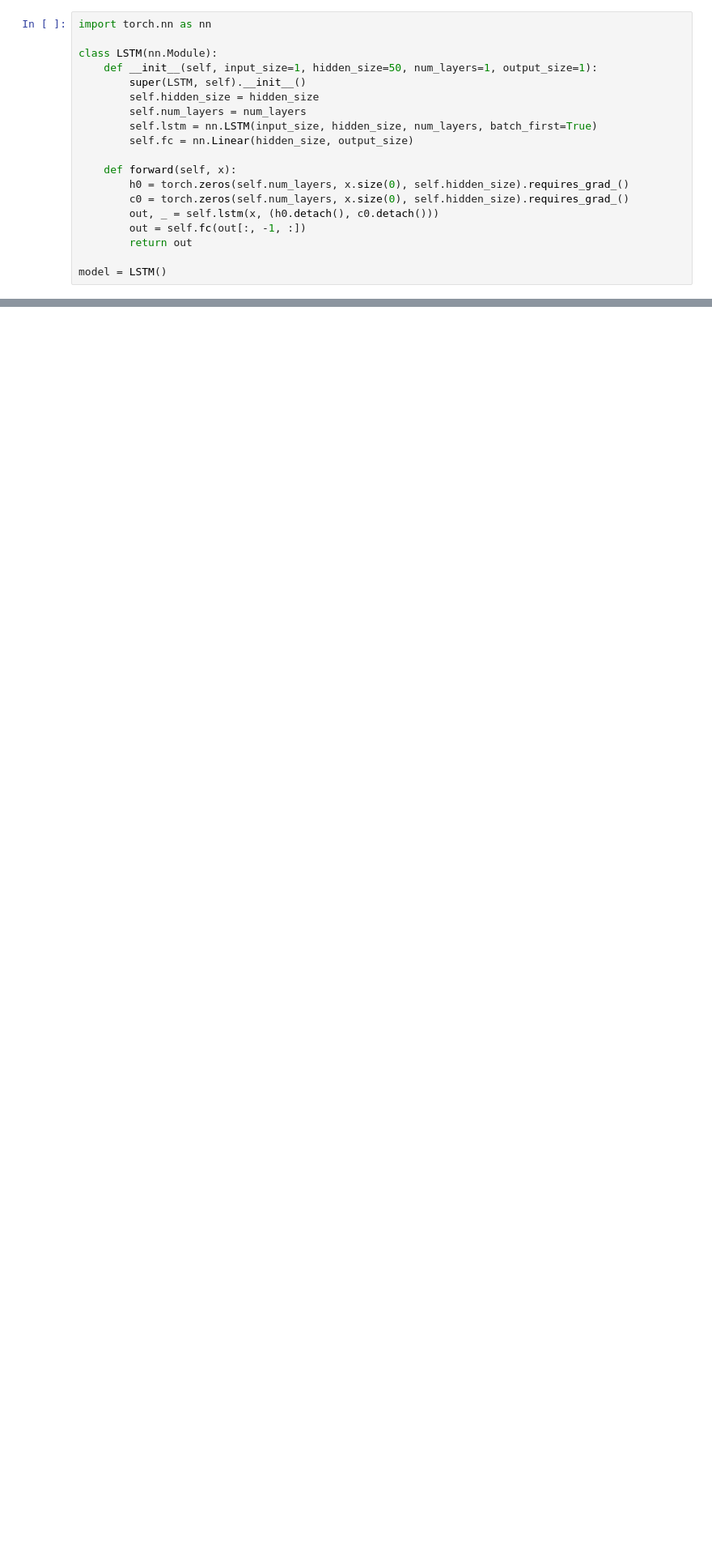
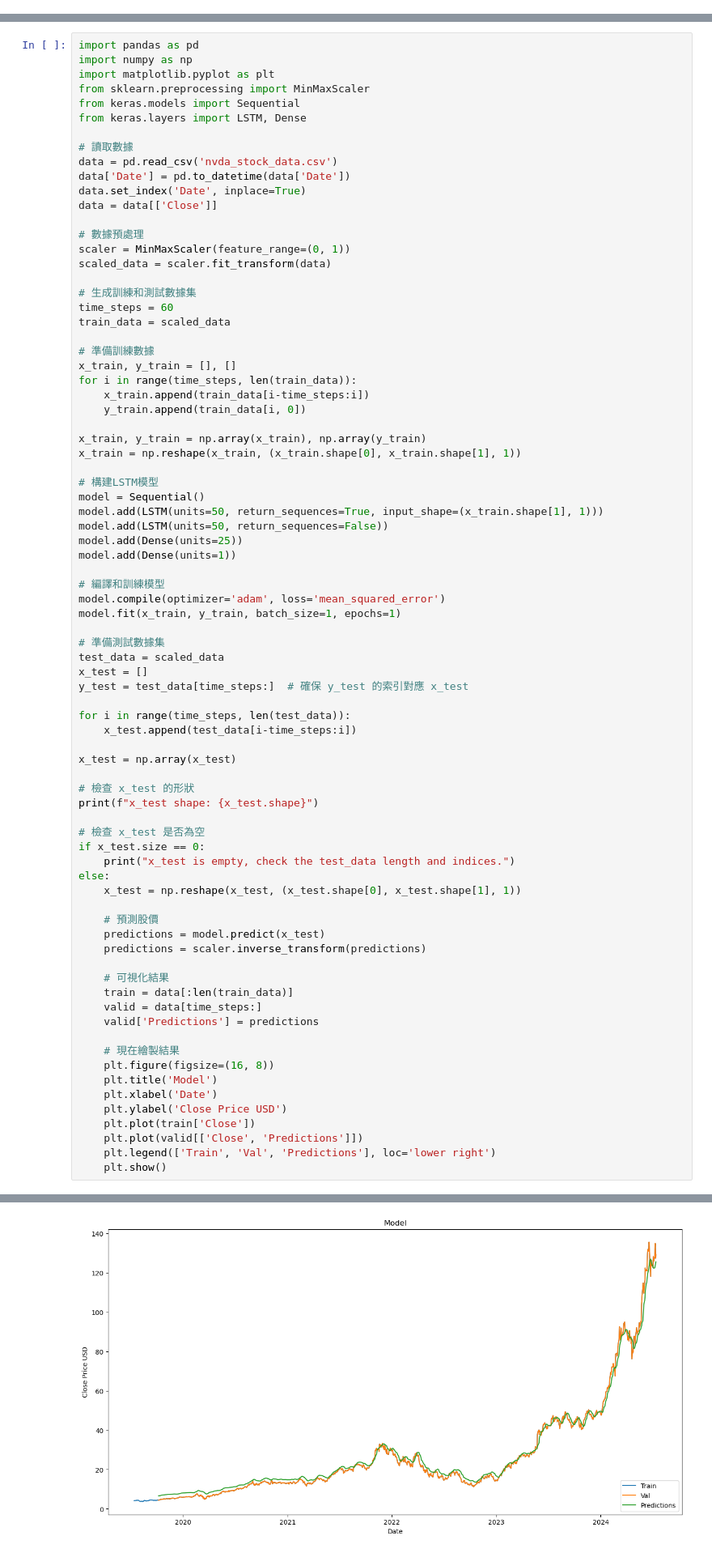
Before and after one commit to JasonLin2002/learning-result, a Jupyter notebook: 自學整活/股票預測.ipynb, the cells around one changed output, grey strips where cells are left out. Shown at 81% size. Cells and saved outputs as stored; diff of their text form; blank space fills up the shorter version.

```diff
--- a/自學整活/股票預測.ipynb
+++ b/自學整活/股票預測.ipynb
@@ -58,19 +0,0 @@ Y_train = torch.from_numpy(Y).float()
-# %%
-import torch.nn as nn
-
-class LSTM(nn.Module):
-    def __init__(self, input_size=1, hidden_size=50, num_layers=1, output_size=1):
-        super(LSTM, self).__init__()
-        self.hidden_size = hidden_size
-        self.num_layers = num_layers
-        self.lstm = nn.LSTM(input_size, hidden_size, num_layers, batch_first=True)
-        self.fc = nn.Linear(hidden_size, output_size)
-
-    def forward(self, x):
-        h0 = torch.zeros(self.num_layers, x.size(0), self.hidden_size).requires_grad_()
-        c0 = torch.zeros(self.num_layers, x.size(0), self.hidden_size).requires_grad_()
-        out, _ = self.lstm(x, (h0.detach(), c0.detach()))
-        out = self.fc(out[:, -1, :])
-        return out
-
-model = LSTM()
@@ -144,0 +16,80 @@ plt.show()
+# %%
+import pandas as pd
+import numpy as np
+import matplotlib.pyplot as plt
+from sklearn.preprocessing import MinMaxScaler
+from keras.models import Sequential
+from keras.layers import LSTM, Dense
+
+# 讀取數據
+data = pd.read_csv('nvda_stock_data.csv')
+data['Date'] = pd.to_datetime(data['Date'])
+data.set_index('Date', inplace=True)
+data = data[['Close']]
+
+# 數據預處理
+scaler = MinMaxScaler(feature_range=(0, 1))
+scaled_data = scaler.fit_transform(data)
+
+# 生成訓練和測試數據集
+time_steps = 60
+train_data = scaled_data
+
+# 準備訓練數據
+x_train, y_train = [], []
+for i in range(time_steps, len(train_data)):
+    x_train.append(train_data[i-time_steps:i])
+    y_train.append(train_data[i, 0])
+
+x_train, y_train = np.array(x_train), np.array(y_train)
+x_train = np.reshape(x_train, (x_train.shape[0], x_train.shape[1], 1))
+
+# 構建LSTM模型
+model = Sequential()
+model.add(LSTM(units=50, return_sequences=True, input_shape=(x_train.shape[1], 1)))
+model.add(LSTM(units=50, return_sequences=False))
+model.add(Dense(units=25))
+model.add(Dense(units=1))
+
+# 編譯和訓練模型
+model.compile(optimizer='adam', loss='mean_squared_error')
+model.fit(x_train, y_train, batch_size=1, epochs=1)
+
+# 準備測試數據集
+test_data = scaled_data
+x_test = []
+y_test = test_data[time_steps:]  # 確保 y_test 的索引對應 x_test
+
+for i in range(time_steps, len(test_data)):
+    x_test.append(test_data[i-time_steps:i])
+
+x_test = np.array(x_test)
+
+# 檢查 x_test 的形狀
+print(f"x_test shape: {x_test.shape}")
+
+# 檢查 x_test 是否為空
+if x_test.size == 0:
+    print("x_test is empty, check the test_data length and indices.")
+else:
+    x_test = np.reshape(x_test, (x_test.shape[0], x_test.shape[1], 1))
+
+    # 預測股價
+    predictions = model.predict(x_test)
+    predictions = scaler.inverse_transform(predictions)
+
+    # 可視化結果
+    train = data[:len(train_data)]
+    valid = data[time_steps:]
+    valid['Predictions'] = predictions
+
+    # 現在繪製結果
+    plt.figure(figsize=(16, 8))
+    plt.title('Model')
+    plt.xlabel('Date')
+    plt.ylabel('Close Price USD')
+    plt.plot(train['Close'])
+    plt.plot(valid[['Close', 'Predictions']])
+    plt.legend(['Train', 'Val', 'Predictions'], loc='lower right')
+    plt.show()
+# %% [output]
@@ -144,0 +104 @@ plt.show()
+[figure, added]
```
Also changed, not shown: parts of 8 cells of this notebook, 1 other file.
